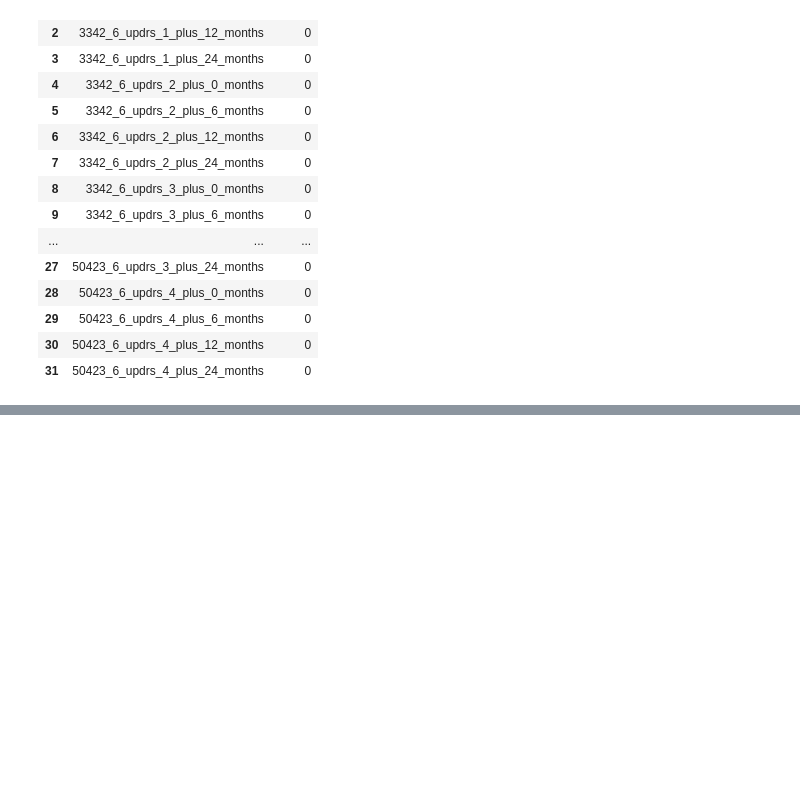
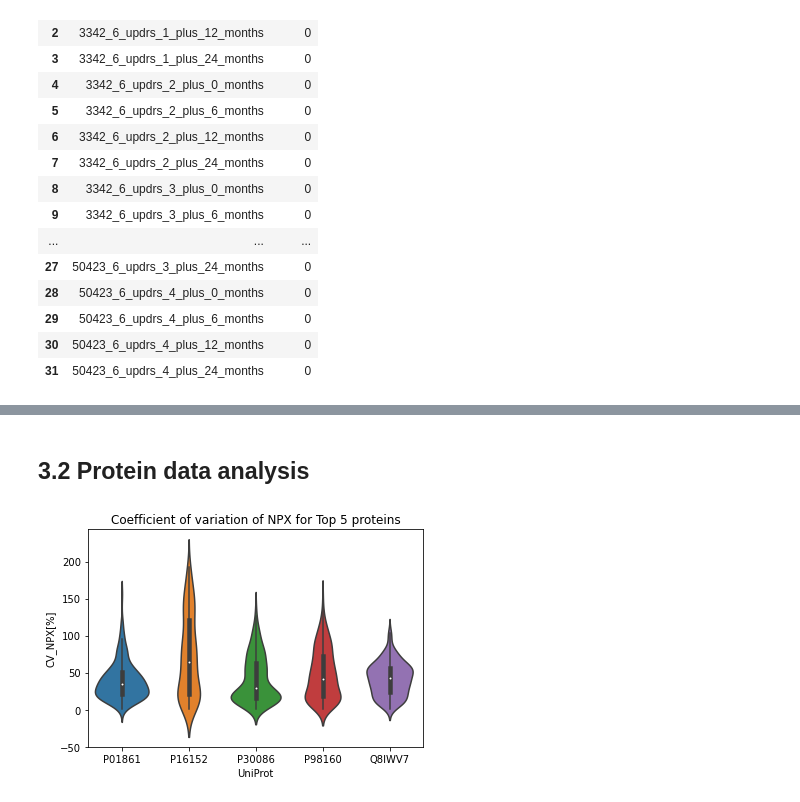
Before and after one commit to Andrey-rmnv/parkinsons-disease-progression-prediction, a Jupyter notebook: data_analysis.ipynb, the cells around one changed output, grey strips where cells are left out. Saved outputs shown, nothing was run; the diff lists cells and outputs as text; code cells hidden in the pictures; blank space fills up the shorter version.

```diff
--- a/data_analysis.ipynb
+++ b/data_analysis.ipynb
@@ -299,0 +413,23 @@ ITERATION 1
+# %% [markdown]
+## 3.2 Protein data analysis
+# %%
+# Calculate the coefficient of variation (CV) for NPX per patient_ids and UniProt
+proteins_agg = proteins[['patient_id', 'UniProt', 'NPX']]
+proteins_agg = proteins_agg.groupby(['patient_id', 'UniProt'])['NPX'].aggregate(['mean', 'std'])
+proteins_agg['CV_NPX[%]'] = proteins_agg['std'] / proteins_agg['mean'] * 100
+
+# Mean CV value for UniProt
+NPX_cv_mean = proteins_agg.groupby('UniProt')['CV_NPX[%]'].mean().reset_index()
+NPX_cv_mean = NPX_cv_mean.sort_values(by='CV_NPX[%]', ascending=False).reset_index(drop=True)
+protein_cv_top5 = NPX_cv_mean[:5]['UniProt']
+
+proteins_agg_top5 = proteins_agg.query('UniProt in @protein_cv_top5').reset_index()
+proteins_agg_top5
+
+sns.violinplot(x="UniProt", y="CV_NPX[%]", data=proteins_agg_top5)
+
+plt.title('Coefficient of variation of NPX for Top 5 proteins')
+# Show the plot
+plt.show()
+# %% [output]
+[figure, added]
```
Also changed, not shown: parts of 46 cells of this notebook, 1 other file.
